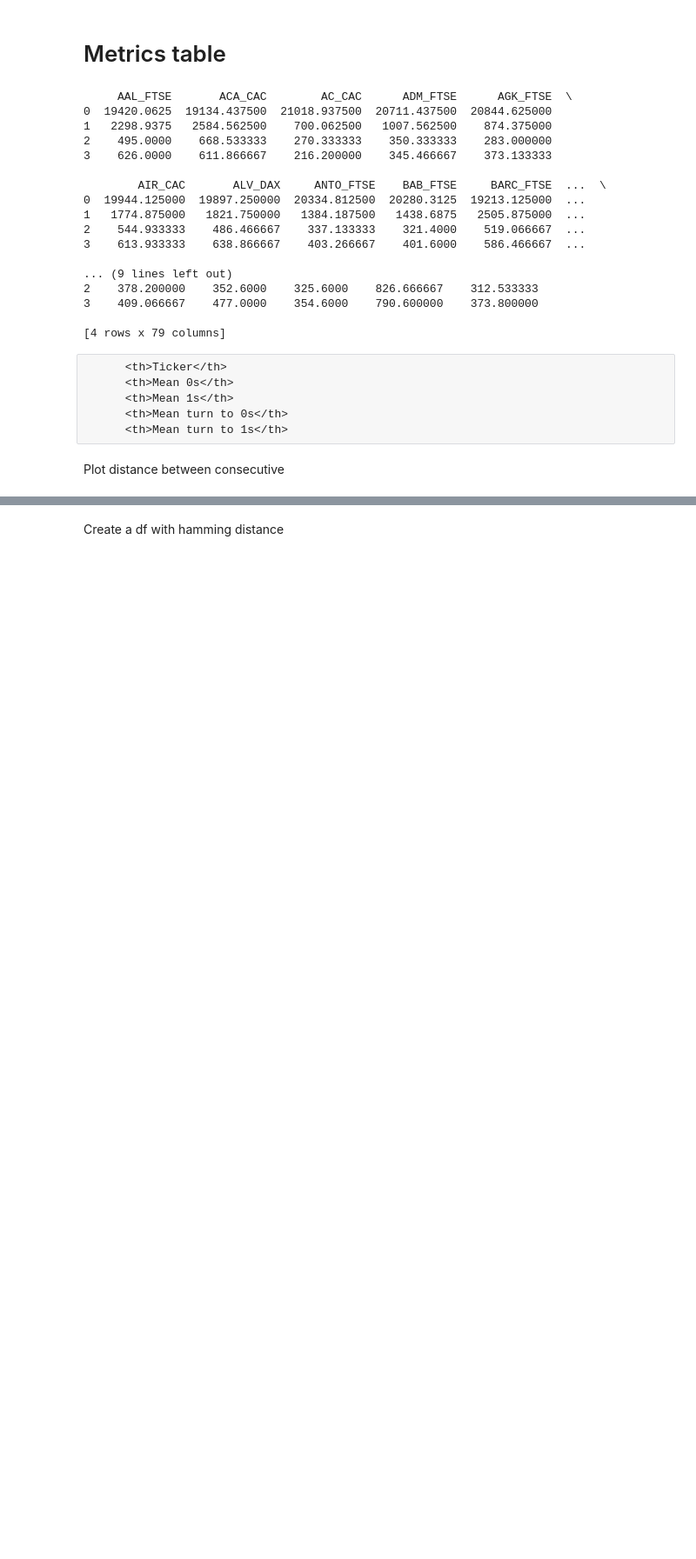
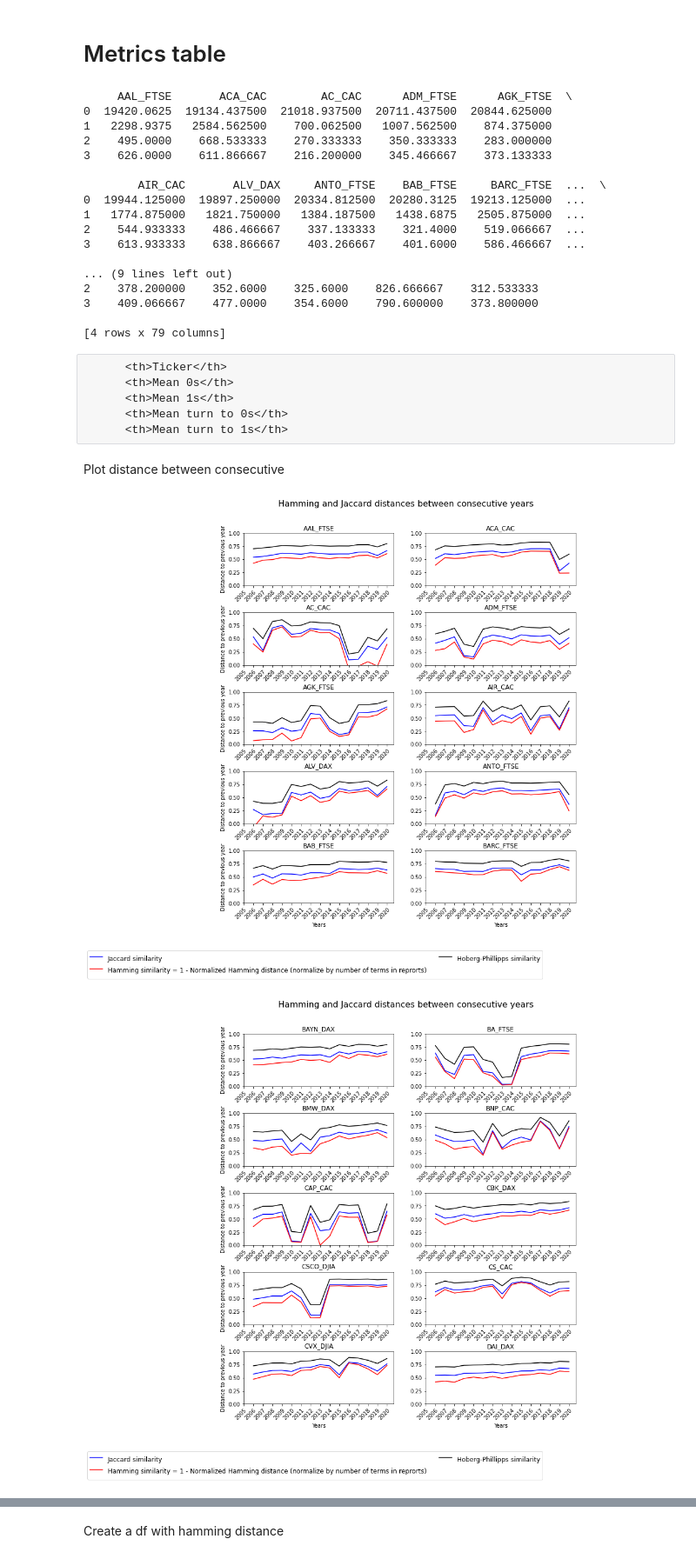
Before and after one commit to Arisiru/dtm-reports-analysis, a Jupyter notebook: notebooks/hoberg-phillipps-sim.ipynb, the cells around one changed output, grey strips where cells are left out. Shown at 87% size. Cells and saved outputs as stored; diff of their text form; code cells hidden in the pictures; blank space fills up the shorter version.

```diff
--- a/notebooks/hoberg-phillipps-sim.ipynb
+++ b/notebooks/hoberg-phillipps-sim.ipynb
@@ -184,19 +195,21 @@ def part_hamming_distance_1(x, y):
 # %% [markdown]
 Hamming distance
 # %%
-def hamming_distance(x, y, normalise=True):
+def hamming_distance(x, y, normalise=True, assimilarity=False):
     distance = 0
     size = max(x.sum(), y.sum())
     diff = np.logical_xor(x, y)
     distance = diff.sum()
-    if normalise:
+    if normalise or assimilarity:
         distance /= size
+    if assimilarity:
+        distance = 1 - distance
 
     return distance
 # %% [markdown]
 Jaccard similarity
 # %%
-def jaccard_distance(x, y):
+def jaccard_similarity(x, y):
     intersection = np.logical_and(x, y)
     union = np.logical_or(x, y)
     distance = intersection.sum() / float(union.sum())
@@ -205,7 +218,7 @@ def jaccard_distance(x, y):
 # %% [markdown]
 Hober-phillipps similarity
 # %%
-def hp_distance(x, y):
+def hp_similarity(x, y):
     distance = np.dot(x, y)
 
     return distance
@@ -336,10 +349,10 @@ columns_on_page = 2
 plots_on_page = rows_on_page * columns_on_page
 number_of_pages = math.ceil(len(tickers) / plots_on_page)
 # %%
-dir_hp_distance_plots = os.path.join(dir_result_interpretation, 'hoberg_phillipps_distance_plot')
+dir_hp_similarity_plots = os.path.join(dir_result_interpretation, 'hoberg_phillipps_distance_plot')
 
-if not os.path.exists(dir_hp_distance_plots):
-    os.makedirs(dir_hp_distance_plots)
+if not os.path.exists(dir_hp_similarity_plots):
+    os.makedirs(dir_hp_similarity_plots)
 # %%
 global_ticker_iterator = 0
 
@@ -378,41 +391,44 @@ for page in range(number_of_pages):
             ticker_p_years = P_by_year[ticker]
             ticker_v_years = V_by_year[ticker]
             ## jaccard
-            data_jaccard = [1]
+            data_jaccard = [None]
             for i in range(1, len(year_series)):
-                data_jaccard.append(jaccard_distance(ticker_p_years[year_series[i - 1]], ticker_p_years[year_series[i]]))
-            ax.plot(np.asarray(data_jaccard, dtype=np.float64), color='blue', label='Jaccard distance')
+                data_jaccard.append(jaccard_similarity(ticker_p_years[year_series[i - 1]], ticker_p_years[year_series[i]]))
+            ax.plot(np.asarray(data_jaccard, dtype=np.float64), color='blue', label='Jaccard similarity')
 
             ## hamming
-            data_hamming = [0]
+            data_hamming = [None]
             for i in range(1, len(year_series)):
-                data_hamming.append(hamming_distance(ticker_p_years[year_series[i - 1]], ticker_p_years[year_series[i]]))
-            ax.plot(np.asarray(data_hamming, dtype=np.float64), color='red', label='Hamming distance (normalize by number of terms in reprorts)')
+                data_hamming.append(hamming_distance(ticker_p_years[year_series[i - 1]], ticker_p_years[year_series[i]], assimilarity=True))
+            ax.plot(np.asarray(data_hamming, dtype=np.float64), color='red', label='Hamming similarity = 1 - Normalized Hamming distance (normalize by number of terms in reprorts)')
 
             ## hamming
-            data_hp_sim = [1]
+            data_hp_sim = [None]
             for i in range(1, len(year_series)):
-                data_hp_sim.append(hp_distance(ticker_v_years[year_series[i - 1]], ticker_v_years[year_series[i]]))
-            ax.plot(np.asarray(data_hp_sim, dtype=np.float64), color='black', label='Hoberg-Phillipps distance')
+                data_hp_sim.append(hp_similarity(ticker_v_years[year_series[i - 1]], ticker_v_years[year_series[i]]))
+            ax.plot(np.asarray(data_hp_sim, dtype=np.float64), color='black', label='Hoberg-Phillipps similarity')
 
             ax.set_ylim(0, 1)
             ax.set_xticks(tick_pos)
             ax.set_xticklabels(year_series, rotation=45, rotation_mode="anchor", horizontalalignment='right')
 
             global_ticker_iterator += 1
 
     handles, labels = ax.get_legend_handles_labels()
     lgd = ax.legend(handles, labels,
         bbox_to_anchor=(-0.74, -1.5),
         loc="lower center",
         ncol=2,
         handleheight=2.4,
         labelspacing=0.05, prop={'size': 12})
 
     #save plot
-    pp = PdfPages(os.path.join(dir_hp_distance_plots, 'hp_similarity_on_page_%s.pdf' % page))
+    pp = PdfPages(os.path.join(dir_hp_similarity_plots, 'hp_similarity_on_page_%s.pdf' % page))
     plt.savefig(pp, format='pdf', bbox_extra_artists=(lgd,), bbox_inches='tight')
     pp.close()
 
     plt.show()
     plt.close()
+# %% [output]
+[figure, added]
+[figure, added]
```
Also changed, not shown: parts of 5 cells of this notebook, 6 other files.
